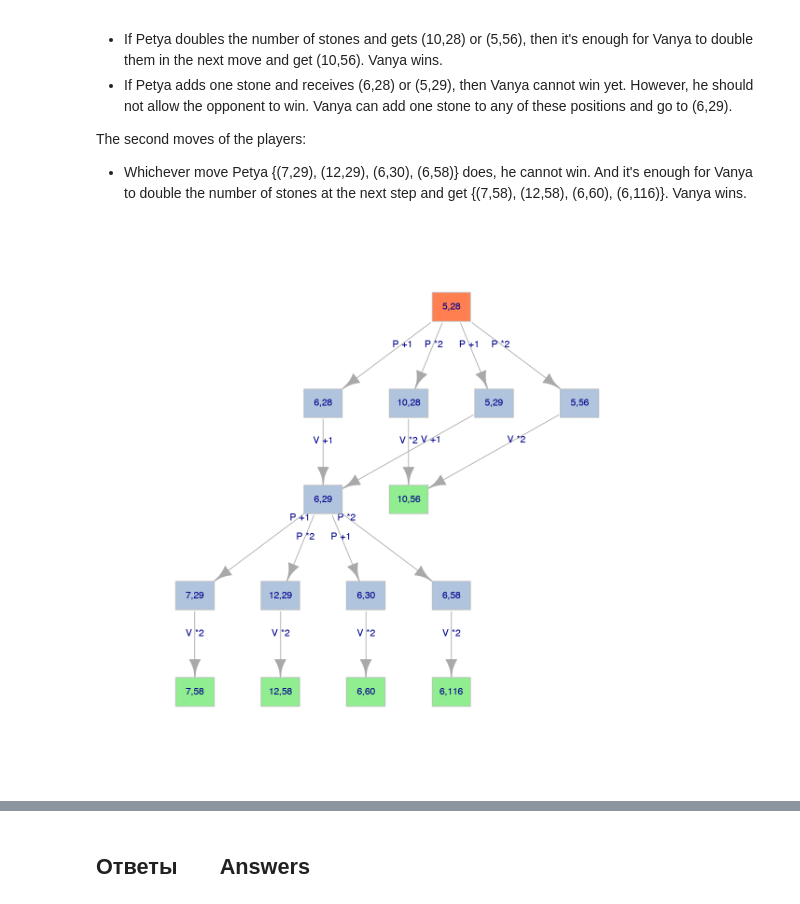
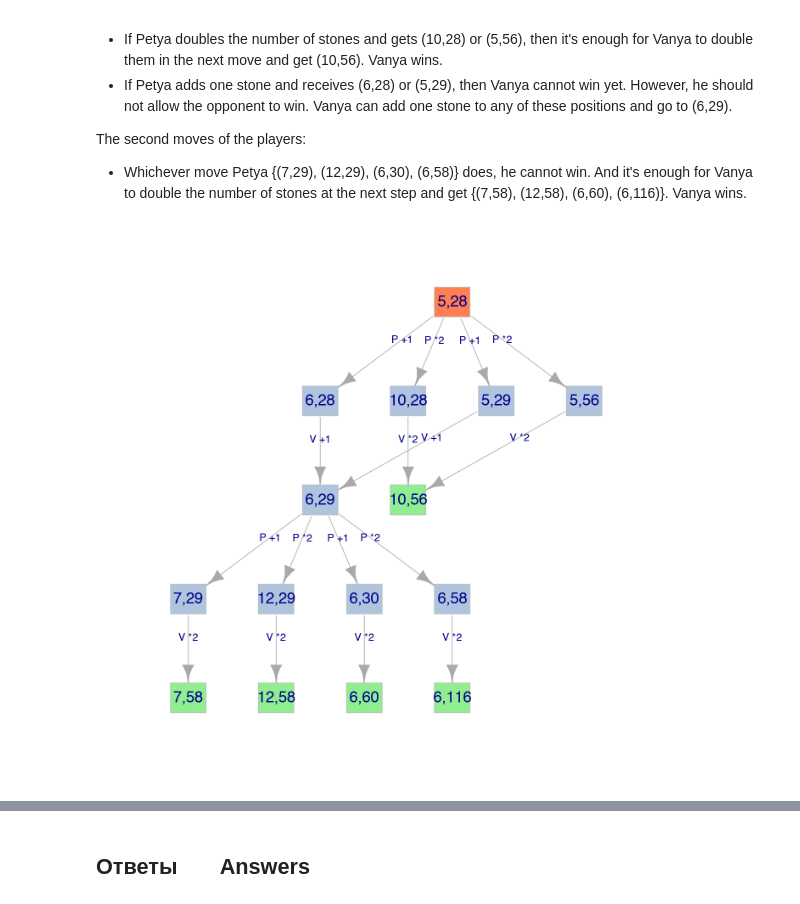
Before and after one commit to OlgaBelitskaya/it_20172018, a Jupyter notebook: 2017_Variant1_R.ipynb, the cells around one changed output, grey strips where cells are left out. Drawn from its saved outputs; the diff is of its cells as text; code cells hidden in the pictures.

```diff
--- a/2017_Variant1_R.ipynb
+++ b/2017_Variant1_R.ipynb
@@ -2170,24 +2170,24 @@ The second moves of the players:
 
 - Whichever move Petya {(7,29), (12,29), (6,30), (6,58)} does, he cannot win. And it's enough for Vanya to double the number of stones at the next step and get  {(7,58), (12,58), (6,60), (6,116)}. Vanya wins.
 # %%
-options(repr.plot.width=10,repr.plot.height=10)
+options(repr.plot.width=11,repr.plot.height=11)
 edges3 <- c('5,28','6,28','5,28','10,28','5,28','5,29','5,28','5,56',
            '6,28','6,29','10,28','10,56','5,29','6,29','5,56','10,56',
            '6,29','7,29','6,29','12,29','6,29','6,30','6,29','6,58',
            '7,29','7,58','12,29','12,58','6,30','6,60','6,58','6,116')
 colors3 <-c ("coral","lightsteelblue","lightsteelblue","lightsteelblue","lightsteelblue",
              "lightsteelblue","lightgreen","lightsteelblue","lightsteelblue",
              "lightsteelblue","lightsteelblue","lightgreen","lightgreen","lightgreen","lightgreen")
 labels3 <- c('P +1','P *2','P +1','P *2','V +1','V *2','V +1','V *2',
              'P +1','P *2','P +1','P *2','V *2','V *2','V *2','V *2')
 
 g3 <- graph(edges3)
 
-plot(g3,layout=layout_as_tree,edge.label=labels3,
-     vertex.color=colors3,vertex.size=20,
+plot(g3,layout=layout_as_tree,edge.label=labels3,edge.label.cex=1.2,
+     vertex.color=colors3,vertex.size=18,vertex.label.cex=1.8,
      vertex.frame.color="gray",vertex.shape='rectangle');
 # %% [output]
-[figure, old version]
+[figure, new version]
 # %%
 answer_dictionary[26] <-'
 1.
```
Also changed, not shown: parts of 8 cells of this notebook, 1 other file.
